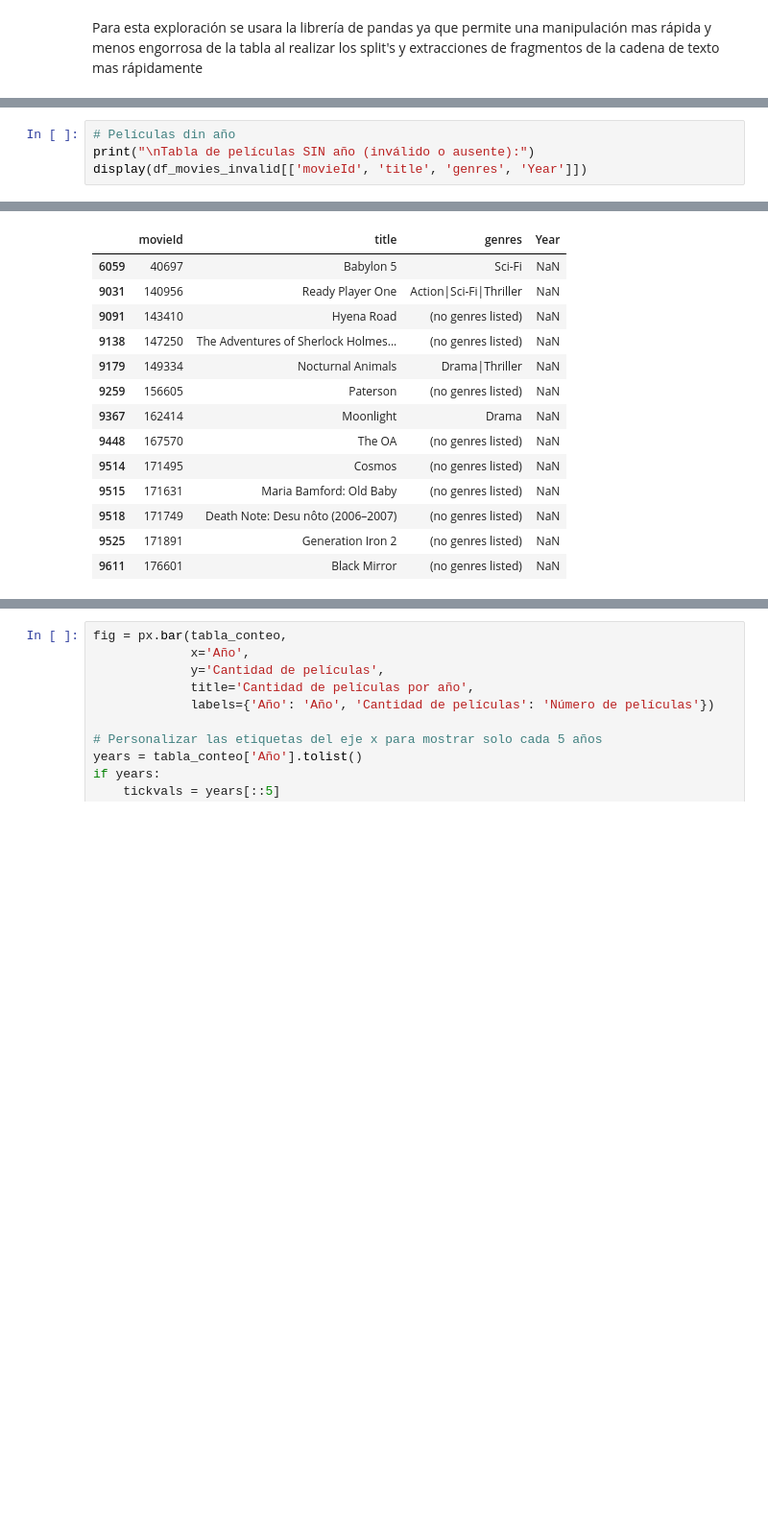
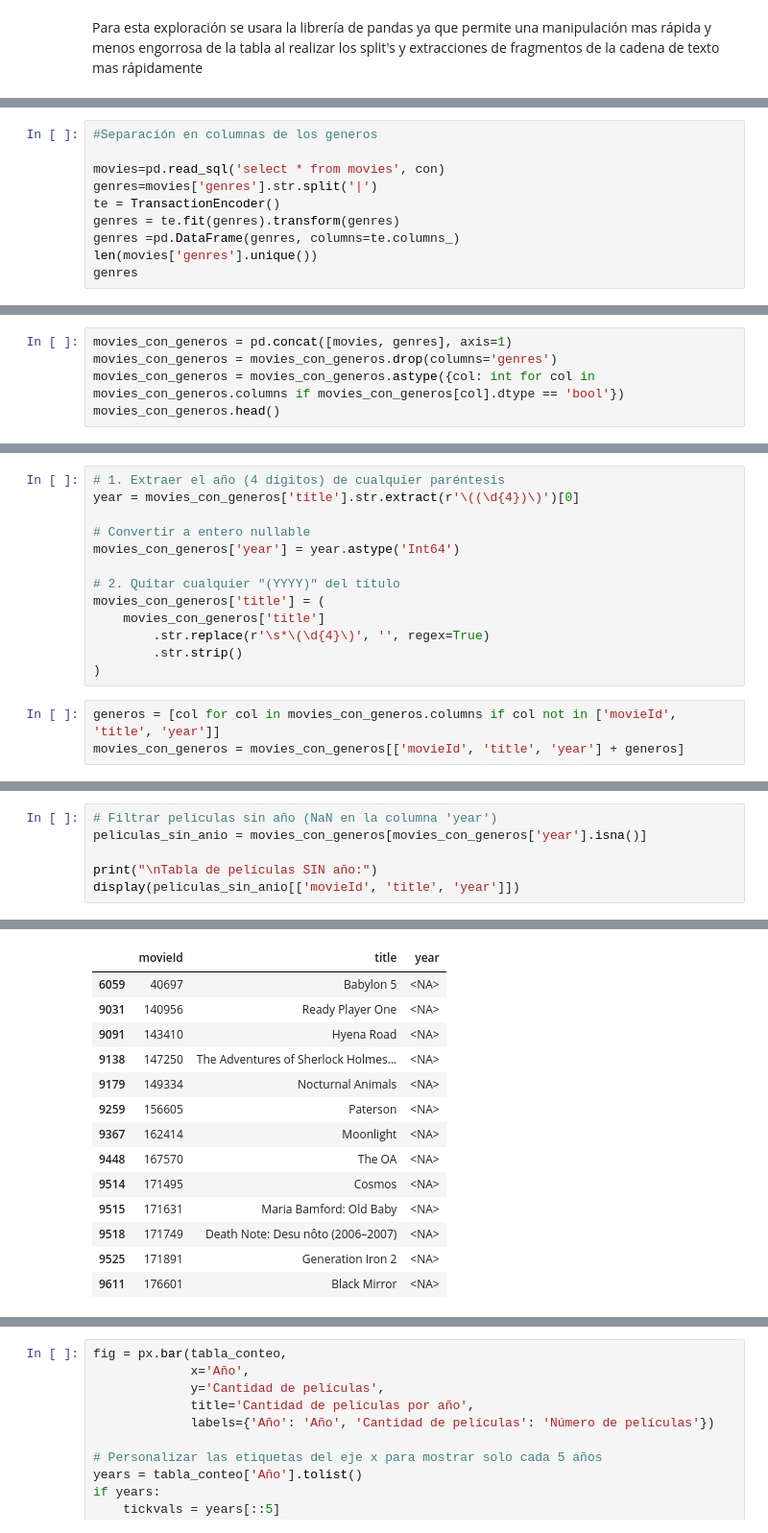
Before and after one commit to ValentinaJimenezTorres/A3_marketing, a Jupyter notebook: b_exploracion_limpieza.ipynb, the cells around one changed output, grey strips where cells are left out. Shown at 96% size. Drawn from its saved outputs; the diff is of its cells as text; blank space fills up the shorter version.

Commit message:
Se actualiza base de datos b_exploracion_limpieza.ipynb en la parte para separar los géneros y se crea una copia del archivo de la base de datos movies

```diff
--- a/b_exploracion_limpieza.ipynb
+++ b/b_exploracion_limpieza.ipynb
@@ -218,0 +109,10 @@ df_movies1.head(10)
+# %%
+#Separación en columnas de los generos
+
+movies=pd.read_sql('select * from movies', con)
+genres=movies['genres'].str.split('|')
+te = TransactionEncoder()
+genres = te.fit(genres).transform(genres)
+genres =pd.DataFrame(genres, columns=te.columns_)
+len(movies['genres'].unique())
+genres
@@ -218,0 +133,5 @@ df_movies1.head(10)
+# %%
+movies_con_generos = pd.concat([movies, genres], axis=1)
+movies_con_generos = movies_con_generos.drop(columns='genres')
+movies_con_generos = movies_con_generos.astype({col: int for col in movies_con_generos.columns if movies_con_generos[col].dtype == 'bool'})
+movies_con_generos.head()
@@ -218,0 +146,16 @@ df_movies1.head(10)
+# %%
+# 1. Extraer el año (4 dígitos) de cualquier paréntesis
+year = movies_con_generos['title'].str.extract(r'\((\d{4})\)')[0]
+
+# Convertir a entero nullable
+movies_con_generos['year'] = year.astype('Int64')
+
+# 2. Quitar cualquier "(YYYY)" del título
+movies_con_generos['title'] = (
+    movies_con_generos['title']
+        .str.replace(r'\s*\(\d{4}\)', '', regex=True)
+        .str.strip()
+)
+# %%
+generos = [col for col in movies_con_generos.columns if col not in ['movieId', 'title', 'year']]
+movies_con_generos = movies_con_generos[['movieId', 'title', 'year'] + generos]
@@ -219,5 +178,7 @@ df_movies1.head(10)
 # %%
-# Películas din año
-print("\nTabla de películas SIN año (inválido o ausente):")
-display(df_movies_invalid[['movieId', 'title', 'genres', 'Year']])
+# Filtrar películas sin año (NaN en la columna 'year')
+peliculas_sin_anio = movies_con_generos[movies_con_generos['year'].isna()]
+
+print("\nTabla de películas SIN año:")
+display(peliculas_sin_anio[['movieId', 'title', 'year']])
 # %% [output]
@@ -225,16 +186,16 @@ Tabla de películas SIN año (inválido o ausente):
-|  | movieId | title | genres | Year |
-| 6059 | 40697 | Babylon 5 | Sci-Fi | NaN |
-| 9031 | 140956 | Ready Player One | Action|Sci-Fi|Thriller | NaN |
-| 9091 | 143410 | Hyena Road | (no genres listed) | NaN |
-| 9138 | 147250 | The Adventures of Sherlock Holmes... | (no genres listed) | NaN |
-| 9179 | 149334 | Nocturnal Animals | Drama|Thriller | NaN |
-| 9259 | 156605 | Paterson | (no genres listed) | NaN |
-| 9367 | 162414 | Moonlight | Drama | NaN |
-| 9448 | 167570 | The OA | (no genres listed) | NaN |
-| 9514 | 171495 | Cosmos | (no genres listed) | NaN |
-| 9515 | 171631 | Maria Bamford: Old Baby | (no genres listed) | NaN |
-| 9518 | 171749 | Death Note: Desu nôto (2006–2007) | (no genres listed) | NaN |
-| 9525 | 171891 | Generation Iron 2 | (no genres listed) | NaN |
-| 9611 | 176601 | Black Mirror | (no genres listed) | NaN |
+|  | movieId | title | year |
+| 6059 | 40697 | Babylon 5 | <NA> |
+| 9031 | 140956 | Ready Player One | <NA> |
+| 9091 | 143410 | Hyena Road | <NA> |
+| 9138 | 147250 | The Adventures of Sherlock Holmes... | <NA> |
+| 9179 | 149334 | Nocturnal Animals | <NA> |
+| 9259 | 156605 | Paterson | <NA> |
+| 9367 | 162414 | Moonlight | <NA> |
+| 9448 | 167570 | The OA | <NA> |
+| 9514 | 171495 | Cosmos | <NA> |
+| 9515 | 171631 | Maria Bamford: Old Baby | <NA> |
+| 9518 | 171749 | Death Note: Desu nôto (2006–2007) | <NA> |
+| 9525 | 171891 | Generation Iron 2 | <NA> |
+| 9611 | 176601 | Black Mirror | <NA> |
 # %%
 # Contar los valores por año y convertir a DataFrame
```
Also changed, not shown: parts of 16 cells of this notebook.
